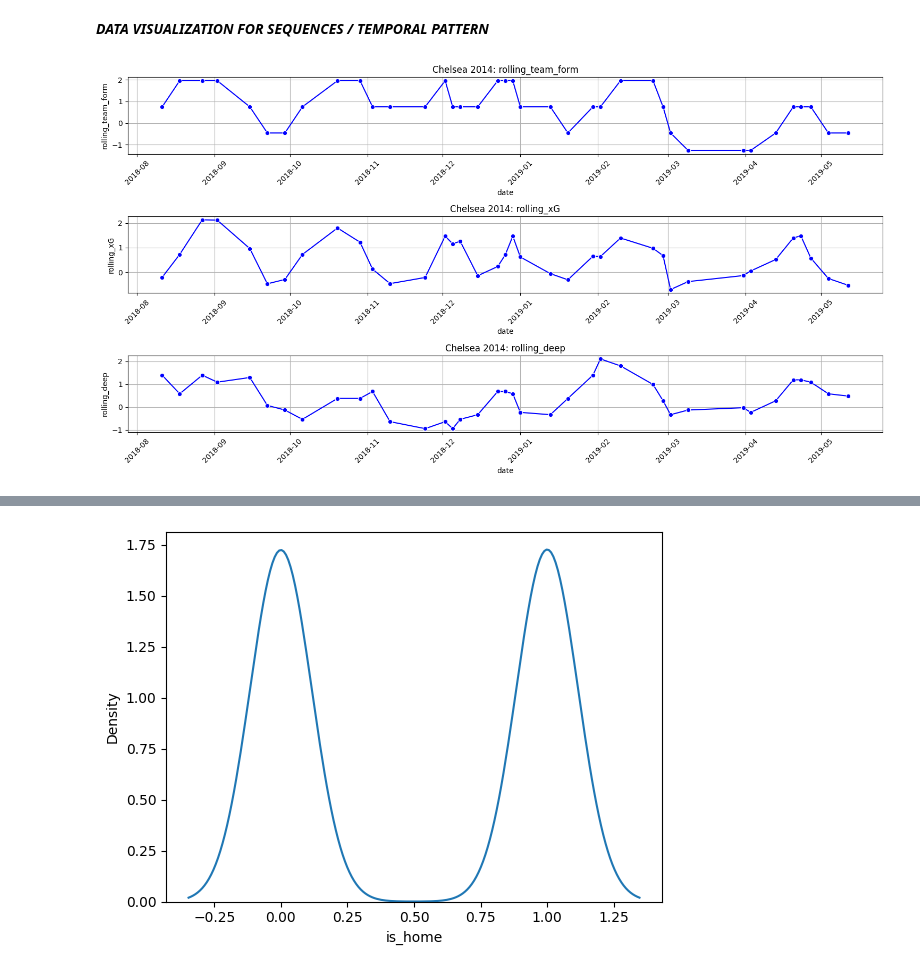
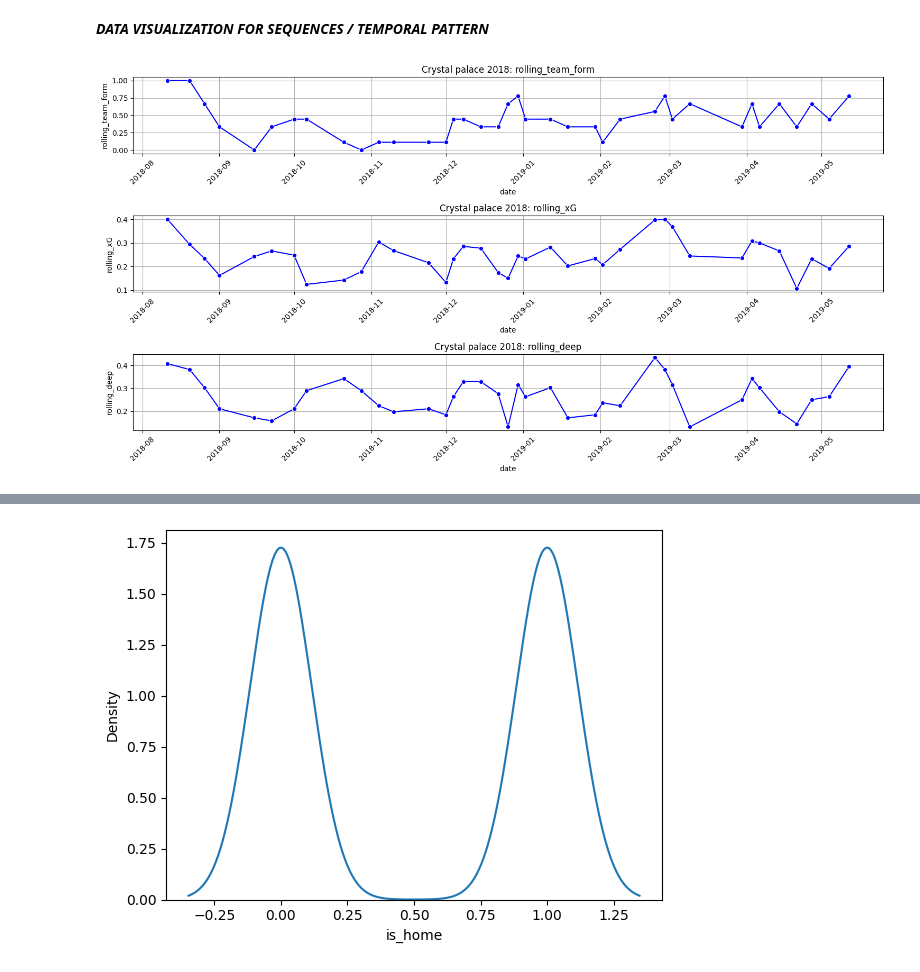
Before and after one commit to Sandeshpokhrel/footballLeaguePredictor-FLP-, a Jupyter notebook: Table_Predictor.ipynb, the cells around one changed output, grey strips where cells are left out. Cells and saved outputs as stored; diff of their text form; code cells hidden in the pictures.

```diff
--- a/Table_Predictor.ipynb
+++ b/Table_Predictor.ipynb
@@ -523,7 +523,7 @@ final_df.filter([
 | 8284 | Arsenal | 3 | 1.000000 | 3.666667 |
 | 8285 | Arsenal | 1 | 1.666667 | 4.666667 |
 # %%
-final_df = final_df.groupby('team').apply(lambda x: x.iloc[1:]).reset_index(drop=True)
+# final_df = final_df.groupby(['team', 'season']).apply(lambda x: x.iloc[1:]).reset_index(drop=True)
 # %%
 !pip install scikit-learn
 # !pip install --upgrade tensorflow
@@ -578 +568,6 @@ final_df[final_df['rolling_shot_accuracy']== 0.0]
+# %%
+final_df = final_df.sort_values(by=["season", "team", "date"])
+
+# Create matchweek column: it resets for each season and starts from 1
+final_df["matchweek"] = final_df.groupby(["season", "team"]).cumcount() + 1
 # %%
@@ -648,9 +666,12 @@ dtype: object
 # %%
 from tensorflow.keras.utils import to_categorical
 feature_cols = [
-         'is_home', 'rolling_team_form','rolling_xG', 'rolling_shot_accuracy', 'rolling_deep',
-        'opponent_rolling_xG' , 'opponent_rolling_team_form', 'opponent_rolling_shot_accuracy',
-        'league_id', 'is_newly_promoted', 'opponent_code', 'gD', 'total_goal_scored', 'total_goal_conceded'
+        'xG', 'shot_accuracy', 'deep', 'is_home',
+        'rolling_team_form','rolling_xG', 'rolling_shot_accuracy', 'rolling_deep',
+        'opponent_xG', 'opponent_shot_accuracy',
+       'opponent_deep', 'opponent_rolling_team_form', 'opponent_rolling_xG',
+       'opponent_rolling_shot_accuracy', 'gD',
+       'opponent_rolling_deep', 'is_newly_promoted', 'matchweek', 'league_id'
 ]
 def create_sequences(data, window_size = 5):
     sequences, targets = [], []
@@ -661,13 +682,12 @@ def create_sequences(data, window_size = 5):
             continue
         X = group[feature_cols].values # it includes array 2-d (34, 23)
         # Convert `form` labels to one-hot
-        y = group['form'].values[window_size:]
-        y_mapped = np.where(y == 3, 2, y)  # Use this if labels are 0,1,3 → adjust as needed
-        y_onehot = to_categorical(y_mapped, num_classes=3)
+        y = group['form'].values
+        y_onehot = to_categorical(y, num_classes=3)
         # print(y)
         for i in range(len(X) - window_size):
             sequences.append(X[i:i+window_size])
-            targets.append(y_onehot[i])
+            targets.append(y_onehot[i+window_size])
     return np.array(sequences), np.array(targets)
 # %%
 categorical_cols = ['league_id', 'is_home', 'is_newly_promoted']
@@ -747,21 +768,21 @@ Requirement already satisfied: intel-cmplr-lib-ur==2024.2.0 in /usr/local/lib/py
 ***DATA VISUALIZATION FOR SEQUENCES / TEMPORAL PATTERN***
 # %%
 
-team_data = final_train_df[(final_train_df['team']== "Tottenham") & (final_train_df['season']== 2018)].sort_values(by='date')
+team_data = final_train_df[(final_train_df['team']== "Crystal Palace") & (final_train_df['season']== 2018)].sort_values(by='date')
 
 plt.figure(figsize=(15, 8))  # Single figure with subplots
 
 for i, feature in enumerate(['rolling_team_form', 'rolling_xG', 'rolling_deep'], 1):
     plt.subplot(3, 1, i)  # 3 rows, 1 column, position i
     sns.lineplot(data=team_data, x='date', y=feature, marker='o', color='blue')
-    plt.title(f"Chelsea 2014: {feature}")
+    plt.title(f"Crystal palace 2018: {feature}")
     plt.xticks(rotation=45)
     plt.grid(True)
 
 plt.tight_layout()  # Prevent overlapping labels
 plt.show()
 # %% [output]
-[figure, old version]
+[figure, new version]
 # %%
 
 # Define teams and features to compare
```
Also changed, not shown: parts of 20 cells of this notebook.
